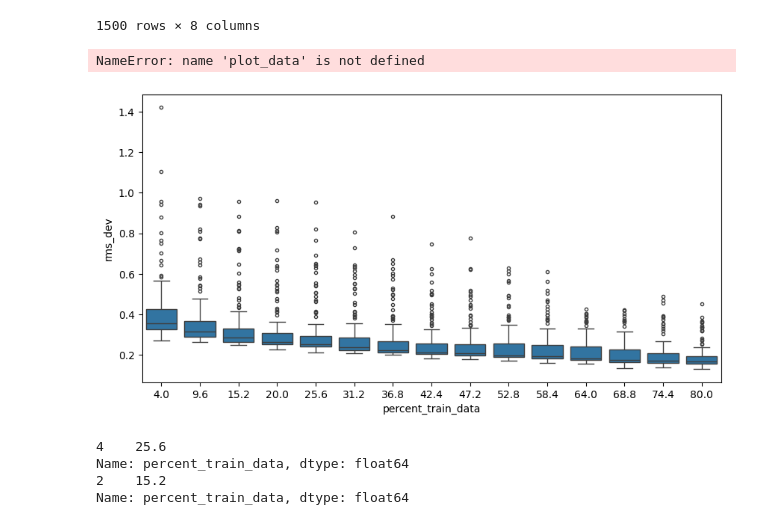
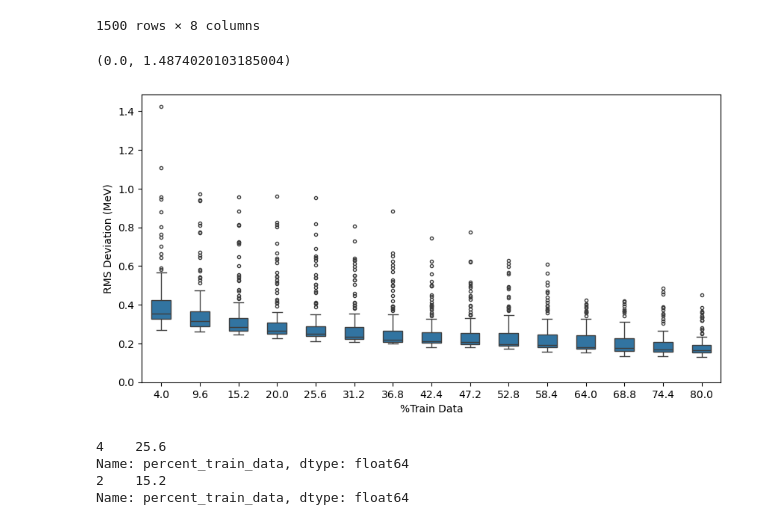
Before and after one commit to mzyudhistira/BSk24-Emu, a Jupyter notebook: analysis.ipynb, the cells around one changed output. Drawn from its saved outputs; the diff is of its cells as text; code cells hidden in the pictures.

```diff
--- a/analysis.ipynb
+++ b/analysis.ipynb
@@ -58,18 +88,15 @@ opt_data_test
 # %%
 plt.figure(figsize=(10, 5))
 sns.boxplot(
-    x="percent_train_data",
-    y="rms_dev",
-    data=opt_data_test,
-    fliersize=3,
+    x="percent_train_data", y="rms_dev", data=opt_data_test, fliersize=3, width=0.5
 )
 
-plt.ylabel(plot_data[i][1])
+plt.ylabel("RMS Deviation (MeV)")
 plt.xlabel("%Train Data")
 plt.ylim(bottom=0)
 # %% [output]
-NameError: name 'plot_data' is not defined
+(0.0, 1.4874020103185004)
-[figure, old version]
+[figure, new version]
 # %%
 # Groupby
 compact_df = opt_data_test[["percent_train_data", "rms_dev"]]
```
Also changed, not shown: parts of 22 cells of this notebook, 1 other file.
